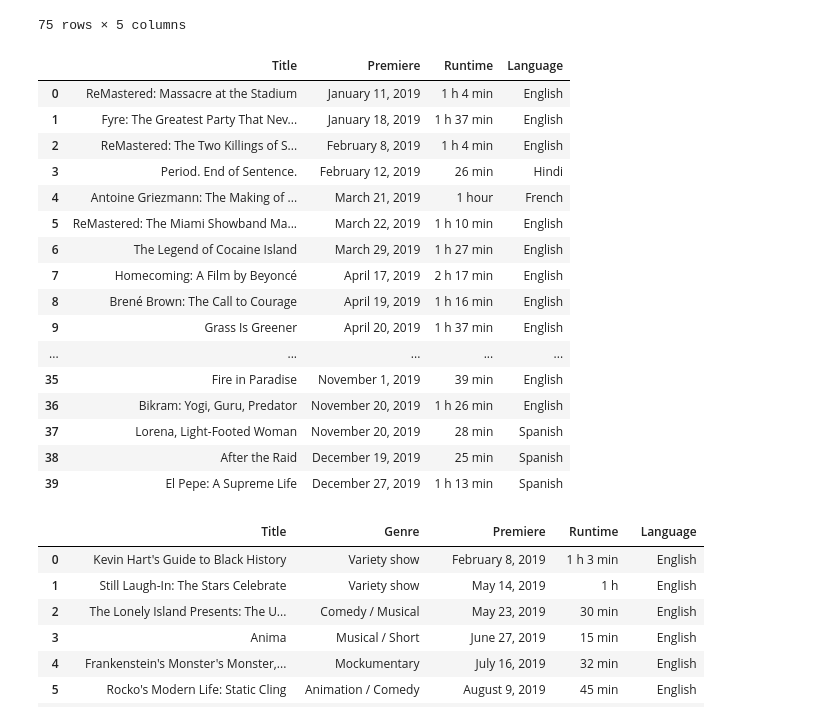
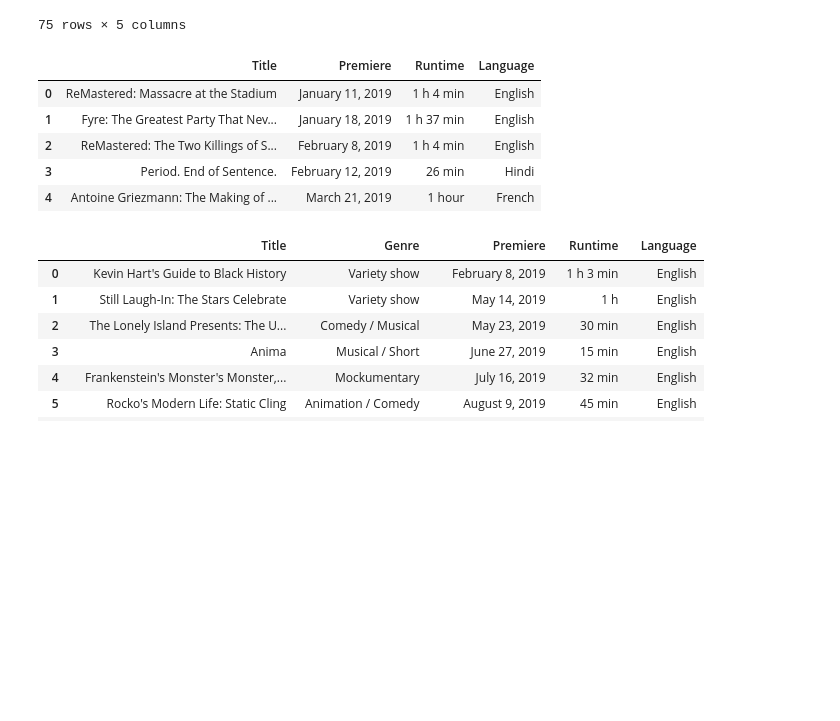
Before and after one commit to Amblessed/Data-Analysis-Projects, a Jupyter notebook: Analysis of Netflix Movies from Wikipedia.ipynb, the cells around one changed output. Cells and saved outputs as stored; diff of their text form; code cells hidden in the pictures; blank space fills up the shorter version.

```diff
--- a/Analysis of Netflix Movies from Wikipedia.ipynb
+++ b/Analysis of Netflix Movies from Wikipedia.ipynb
@@ -25,7 +27,7 @@ https://en.wikipedia.org/wiki/List_of_Netflix_original_films_(2020)
 https://en.wikipedia.org/wiki/List_of_Netflix_original_films_(2021)
 https://en.wikipedia.org/wiki/List_of_Netflix_original_films_(2022)
 # %%
-films_2019 = pd.read_html("https://en.wikipedia.org/wiki/List_of_Netflix_original_films_(2019)")
+films_2019: List[DataFrame] = pd.read_html("https://en.wikipedia.org/wiki/List_of_Netflix_original_films_(2019)")
 
 print("Size of films_2019 is {}".format(len(films_2019)))
 # %% [output]
@@ -48,25 +50,14 @@ films_2019[0]
 | 74 | The App | Science fiction / Drama | December 26, 2019 | 1 h 19 min | Italian |
 75 rows × 5 columns
 # %%
-films_2019[1]
+films_2019[1].head()
 # %% [output]
 |  | Title | Premiere | Runtime | Language |
 | 0 | ReMastered: Massacre at the Stadium | January 11, 2019 | 1 h 4 min | English |
 | 1 | Fyre: The Greatest Party That Nev... | January 18, 2019 | 1 h 37 min | English |
 | 2 | ReMastered: The Two Killings of S... | February 8, 2019 | 1 h 4 min | English |
 | 3 | Period. End of Sentence. | February 12, 2019 | 26 min | Hindi |
 | 4 | Antoine Griezmann: The Making of ... | March 21, 2019 | 1 hour | French |
-| 5 | ReMastered: The Miami Showband Ma... | March 22, 2019 | 1 h 10 min | English |
-| 6 | The Legend of Cocaine Island | March 29, 2019 | 1 h 27 min | English |
-| 7 | Homecoming: A Film by Beyoncé | April 17, 2019 | 2 h 17 min | English |
-| 8 | Brené Brown: The Call to Courage | April 19, 2019 | 1 h 16 min | English |
-| 9 | Grass Is Greener | April 20, 2019 | 1 h 37 min | English |
-| ... | ... | ... | ... | ... |
-| 35 | Fire in Paradise | November 1, 2019 | 39 min | English |
-| 36 | Bikram: Yogi, Guru, Predator | November 20, 2019 | 1 h 26 min | English |
-| 37 | Lorena, Light-Footed Woman | November 20, 2019 | 28 min | Spanish |
-| 38 | After the Raid | December 19, 2019 | 25 min | Spanish |
-| 39 | El Pepe: A Supreme Life | December 27, 2019 | 1 h 13 min | Spanish |
 # %%
 films_2019[2]
 # %% [output]
```
Also changed, not shown: parts of 3 cells of this notebook, 2 other files.
